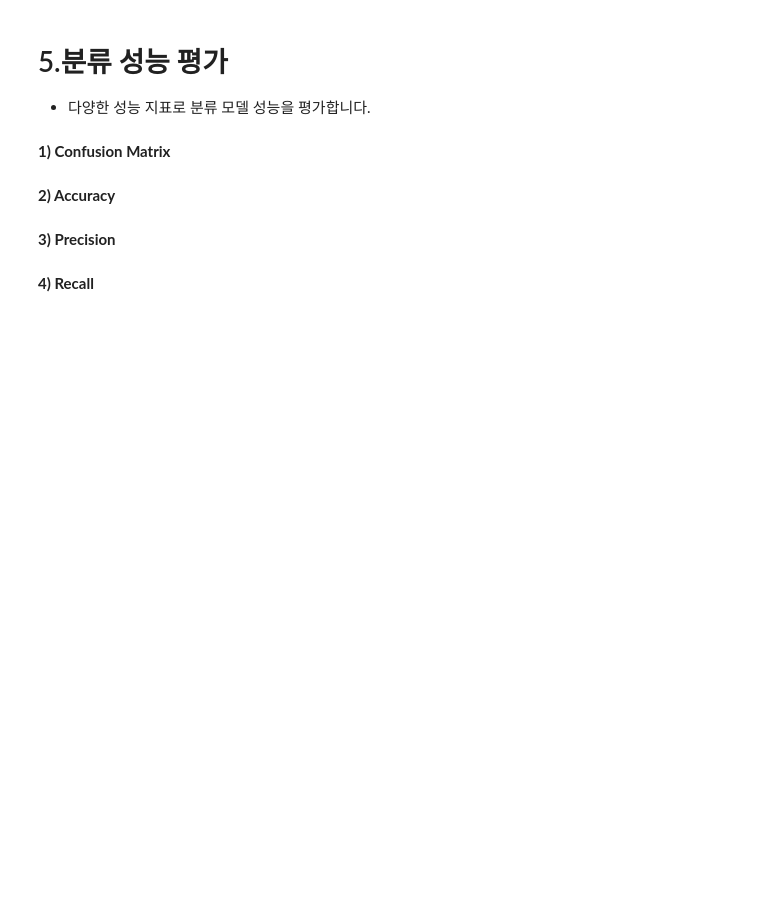
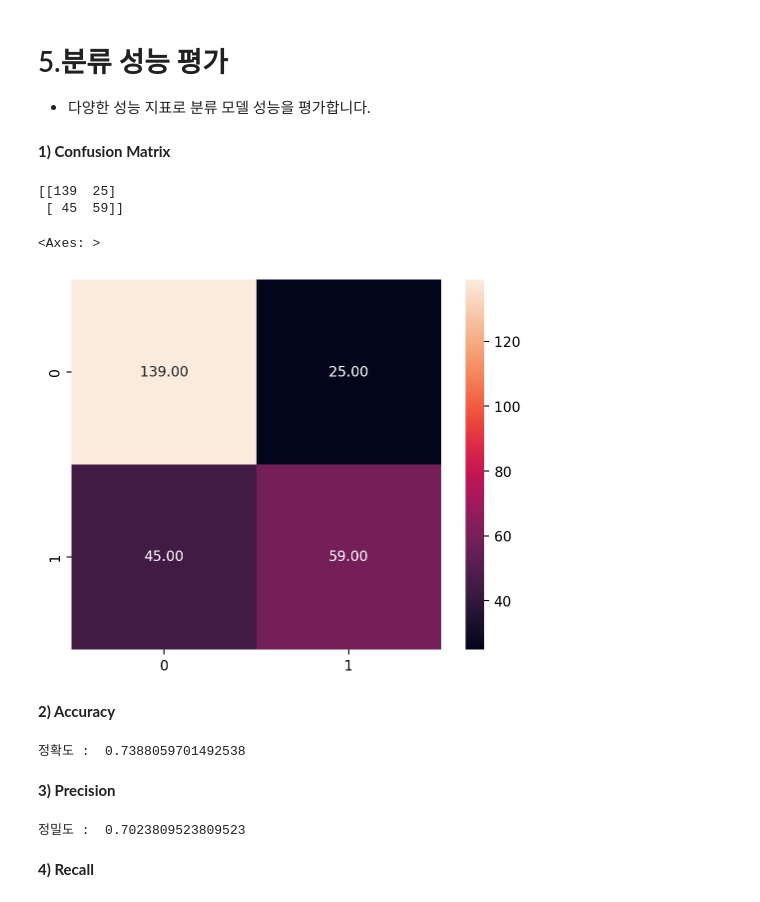
Before and after one commit to hon3538/KT_AIVLE, a Jupyter notebook: 머신러닝/익히기/실습02_03_성능평가(Titanic).ipynb, the cells around one changed output. Drawn from its saved outputs; the diff is of its cells as text; code cells hidden in the pictures; blank space fills up the shorter version.

```diff
--- a/머신러닝/익히기/실습02_03_성능평가(Titanic).ipynb
+++ b/머신러닝/익히기/실습02_03_성능평가(Titanic).ipynb
@@ -111,0 +215,6 @@ data.corr(numeric_only=True)
+# %%
+# 모듈 불러오기
+from sklearn.model_selection import train_test_split
+
+# 7:3으로 분리
+X_train, X_test, y_train, y_test = train_test_split(X, y , test_size= 0.3)
@@ -126,4 +242,6 @@ data.corr(numeric_only=True)
 # %%
 # 2단계: 선언하기
+model = KNeighborsClassifier(n_neighbors=7) # defualt = 5
 # %%
 # 3단계: 학습하기
+model.fit(X_train, y_train)
@@ -130,5 +250,6 @@ data.corr(numeric_only=True)
 # %%
 # 4단계: 예측하기
+y_pred = model.predict(X_test)
 # %% [markdown]
 # 5.분류 성능 평가
 
@@ -137,6 +258,10 @@ data.corr(numeric_only=True)
 **1) Confusion Matrix**
 # %%
 # 모듈 불러오기
-
+from sklearn.metrics import confusion_matrix
 
 # 성능 평가
+print(confusion_matrix(y_test, y_pred))
+# %% [output]
+[[139  25]
+ [ 45  59]]
@@ -145,17 +268,32 @@ data.corr(numeric_only=True)
+# %%
+# 혼동행렬 시각화
+sns.heatmap(confusion_matrix(y_test, y_pred),
+           annot=True,
+           square =True,
+           fmt='.2f')
+# %% [output]
+<Axes: >
+[figure, added]
 # %% [markdown]
 **2) Accuracy**
 # %%
 # 모듈 불러오기
-
+from sklearn.metrics import accuracy_score
 
 # 성능 평가
+print('정확도 : ', accuracy_score(y_test, y_pred))
+# %% [output]
+정확도 :  0.7388059701492538
 # %% [markdown]
 **3) Precision**
 # %%
 # 모듈 불러오기
-
+from sklearn.metrics import precision_score
 
 # 성능 평가
+print('정밀도 : ', precision_score(y_test, y_pred))
+# %% [output]
+정밀도 :  0.7023809523809523
 # %% [markdown]
 **4) Recall**
 # %%
```
Also changed, not shown: parts of 23 cells of this notebook, 3 other files.
